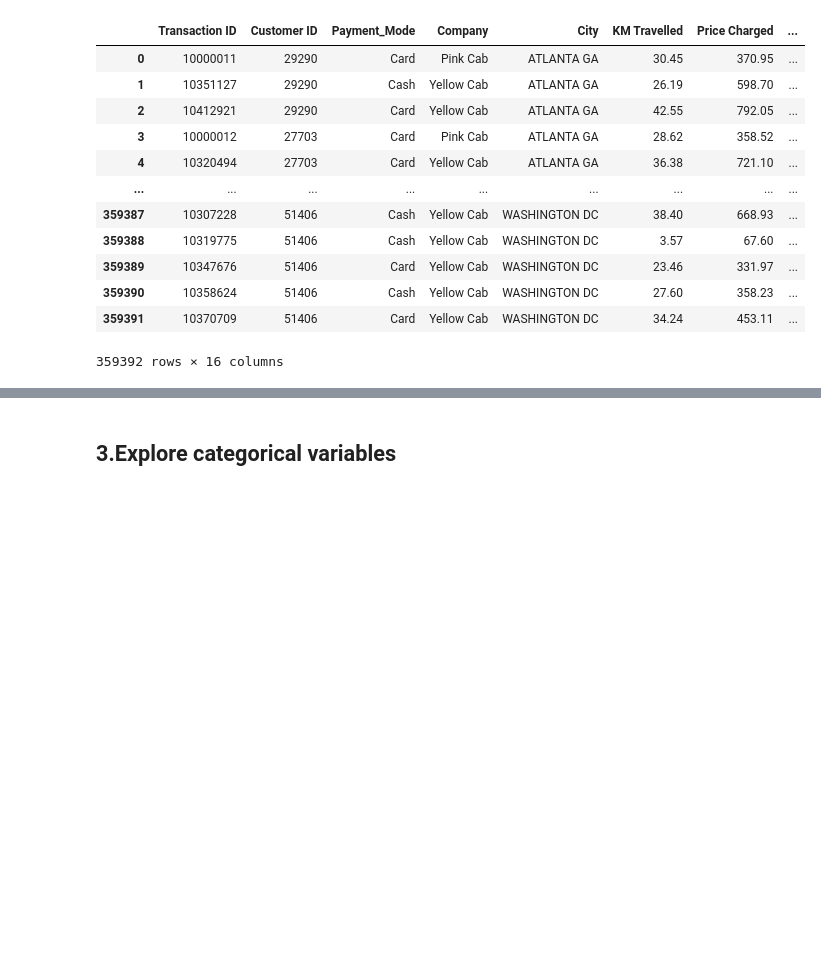
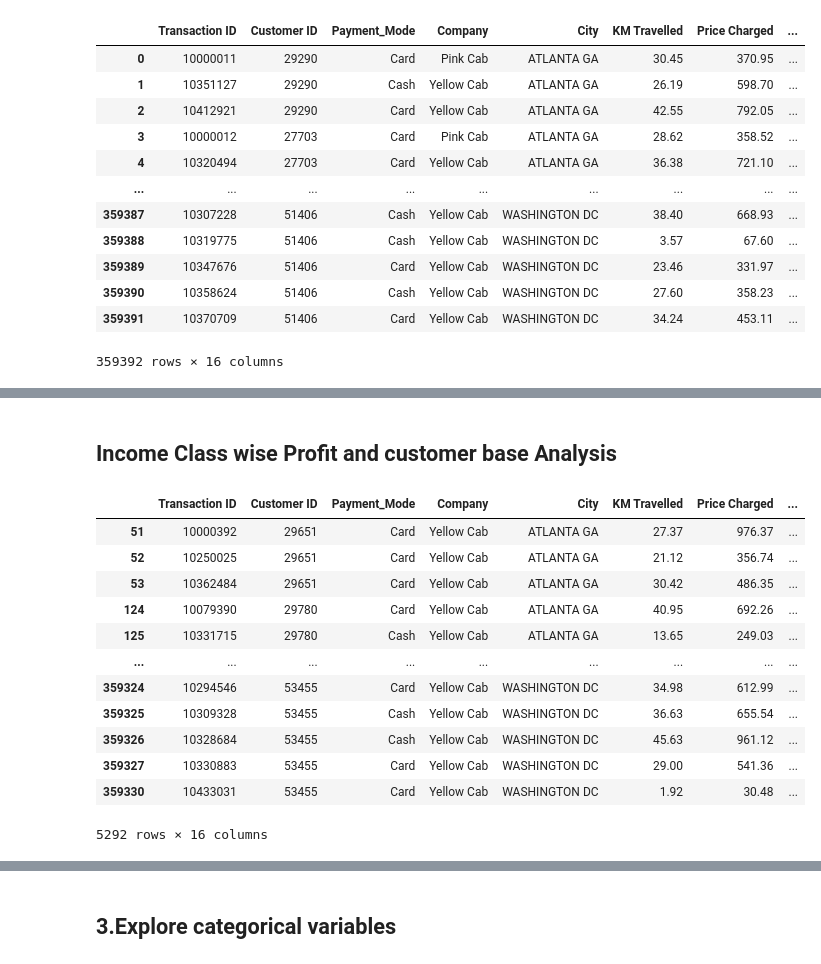
Before and after one commit to Islompulatov/Internship, a Jupyter notebook: week2/dataset/EDA.ipynb, the cells around one changed output, grey strips where cells are left out. Drawn from its saved outputs; the diff is of its cells as text; code cells hidden in the pictures; blank space fills up the shorter version.

```diff
--- a/week2/dataset/EDA.ipynb
+++ b/week2/dataset/EDA.ipynb
@@ -462,0 +474,21 @@ sns.barplot(x='year', y='Profit', data=profit_by_gender)
+# %% [markdown]
+## Income Class wise Profit and customer base Analysis
+# %%
+# Datasets for each company where users income lower than $2500
+df_pink_low_income = df[(df['Income (USD/Month)'] < 2500) & (df['Company'] == 'Pink Cab')]
+df_yellow_low_income = df[(df['Income (USD/Month)'] < 2500) & (df['Company'] == 'Yellow Cab')]
+df_yellow_low_income
+# %% [output]
+|  | Transaction ID | Customer ID | Payment_Mode | Company | City | KM Travelled | Price Charged | ... |
+| 51 | 10000392 | 29651 | Card | Yellow Cab | ATLANTA GA | 27.37 | 976.37 | ... |
+| 52 | 10250025 | 29651 | Card | Yellow Cab | ATLANTA GA | 21.12 | 356.74 | ... |
+| 53 | 10362484 | 29651 | Card | Yellow Cab | ATLANTA GA | 30.42 | 486.35 | ... |
+| 124 | 10079390 | 29780 | Card | Yellow Cab | ATLANTA GA | 40.95 | 692.26 | ... |
+| 125 | 10331715 | 29780 | Cash | Yellow Cab | ATLANTA GA | 13.65 | 249.03 | ... |
+| ... | ... | ... | ... | ... | ... | ... | ... | ... |
+| 359324 | 10294546 | 53455 | Card | Yellow Cab | WASHINGTON DC | 34.98 | 612.99 | ... |
+| 359325 | 10309328 | 53455 | Cash | Yellow Cab | WASHINGTON DC | 36.63 | 655.54 | ... |
+| 359326 | 10328684 | 53455 | Cash | Yellow Cab | WASHINGTON DC | 45.63 | 961.12 | ... |
+| 359327 | 10330883 | 53455 | Card | Yellow Cab | WASHINGTON DC | 29.00 | 541.36 | ... |
+| 359330 | 10433031 | 53455 | Card | Yellow Cab | WASHINGTON DC | 1.92 | 30.48 | ... |
+5292 rows × 16 columns
```
Also changed, not shown: parts of 33 cells of this notebook.
